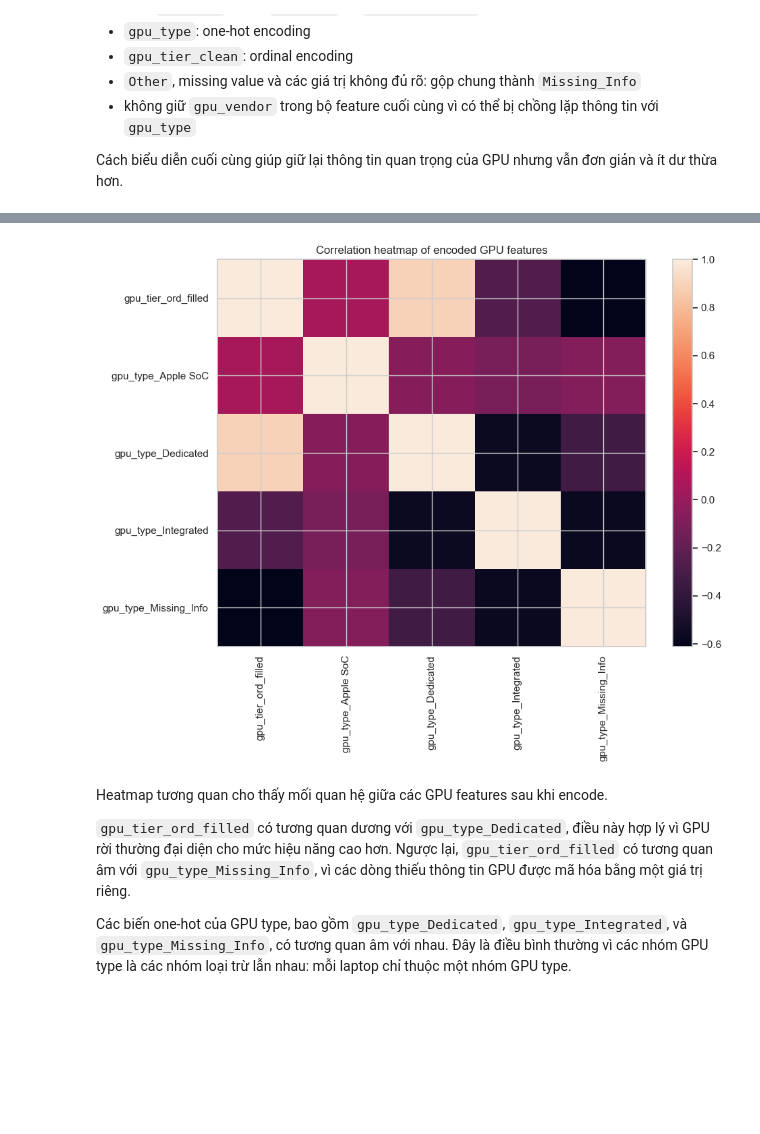
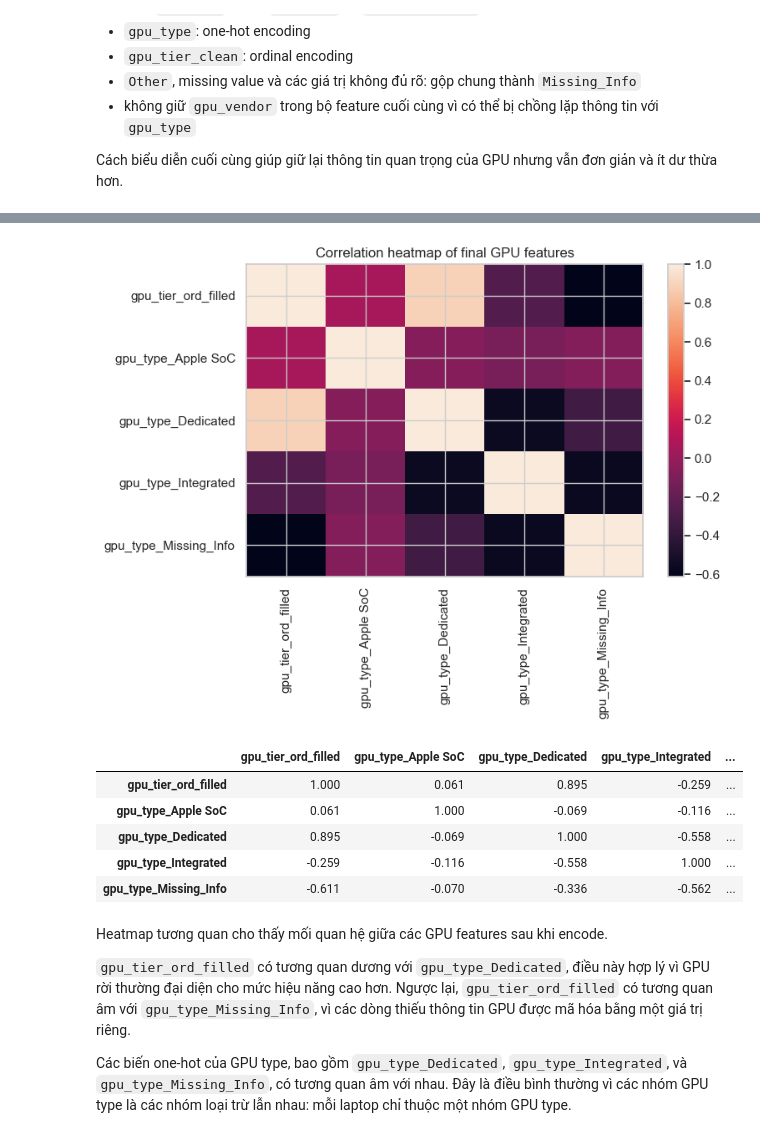
Before and after one commit to thisYui/Laptop-Price-Prediction, a Jupyter notebook: notebooks/data/06_feature_engineering.ipynb, the cells around one changed output, grey strips where cells are left out. Drawn from its saved outputs; the diff is of its cells as text; code cells hidden in the pictures; blank space fills up the shorter version.

```diff
--- a/notebooks/data/06_feature_engineering.ipynb
+++ b/notebooks/data/06_feature_engineering.ipynb
@@ -1072,0 +1732,25 @@ Cách biểu diễn cuối cùng giúp giữ lại thông tin quan trọng của
+# %%
+GPU_TIER_COL = "gpu_tier"
+GPU_TIER_V2_COL = "gpu_tier_v2"
+
+INVALID_V2_VALUES = ["Other", "__MISSING__", "", "nan", "None"]
+
+def build_gpu_tier_final(row):
+    gpu_tier = row.get(GPU_TIER_COL)
+    gpu_tier_v2 = row.get(GPU_TIER_V2_COL)
+
+    gpu_tier = "__MISSING__" if pd.isna(gpu_tier) else str(gpu_tier).strip()
+    gpu_tier_v2 = "__MISSING__" if pd.isna(gpu_tier_v2) else str(gpu_tier_v2).strip()
+
+    # Ưu tiên v2 nếu v2 có thông tin cụ thể
+    if gpu_tier_v2 not in INVALID_V2_VALUES:
+        return gpu_tier_v2
+
+    # Nếu v2 là Other / missing thì quay về gpu_tier
+    if gpu_tier not in ["__MISSING__", "", "nan", "None"]:
+        return gpu_tier
+
+    return "Other"
+
+
+df["gpu_tier_final"] = df.apply(build_gpu_tier_final, axis=1)
@@ -1207,22 +2148,37 @@ gpu_feature_cols
 # %%
+gpu_feature_cols = [
+    "gpu_tier_ord_filled",
+    "gpu_type_Apple SoC",
+    "gpu_type_Dedicated",
+    "gpu_type_Integrated",
+    "gpu_type_Missing_Info",
+]
+
 gpu_encoded_cols = [
-    col for col in df.columns
-    if col.startswith("gpu_type_")
-    or col in ["gpu_tier_ord_filled", "gpu_missing"]
+    col for col in gpu_feature_cols
+    if col in df.columns
 ]
 
 corr = df[gpu_encoded_cols].corr()
 
-plt.figure(figsize=(10, 8))
+plt.figure(figsize=(8, 6))
 plt.imshow(corr, aspect="auto")
 plt.colorbar()
 plt.xticks(range(len(corr.columns)), corr.columns, rotation=90)
 plt.yticks(range(len(corr.columns)), corr.columns)
-plt.title("Correlation heatmap of encoded GPU features")
+plt.title("Correlation heatmap of final GPU features")
 plt.tight_layout()
 plt.show()
+
+display(corr.round(3))
 # %% [output]
-[figure, old version]
+[figure, new version]
+|  | gpu_tier_ord_filled | gpu_type_Apple SoC | gpu_type_Dedicated | gpu_type_Integrated | ... |
+| gpu_tier_ord_filled | 1.000 | 0.061 | 0.895 | -0.259 | ... |
+| gpu_type_Apple SoC | 0.061 | 1.000 | -0.069 | -0.116 | ... |
+| gpu_type_Dedicated | 0.895 | -0.069 | 1.000 | -0.558 | ... |
+| gpu_type_Integrated | -0.259 | -0.116 | -0.558 | 1.000 | ... |
+| gpu_type_Missing_Info | -0.611 | -0.070 | -0.336 | -0.562 | ... |
 # %% [markdown]
 Heatmap tương quan cho thấy mối quan hệ giữa các GPU features sau khi encode.
 
```
Also changed, not shown: parts of 27 cells of this notebook, 11 other files.
